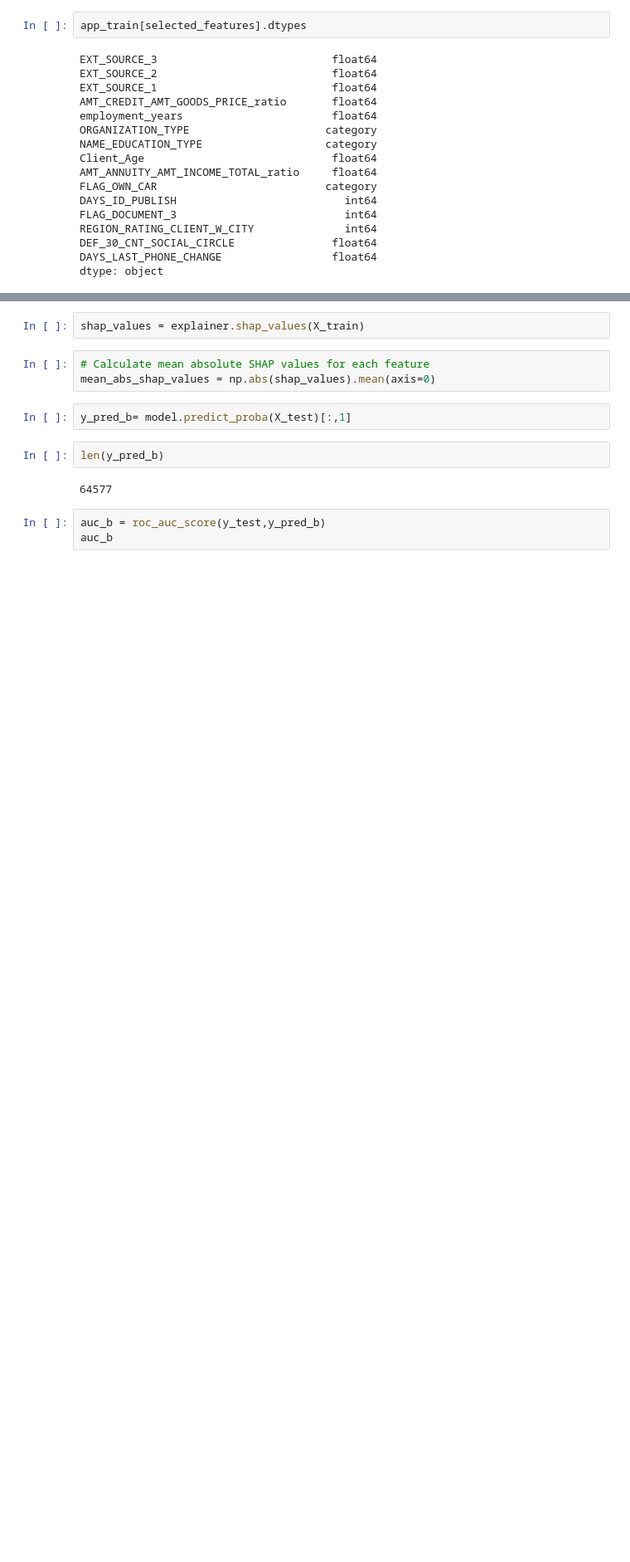
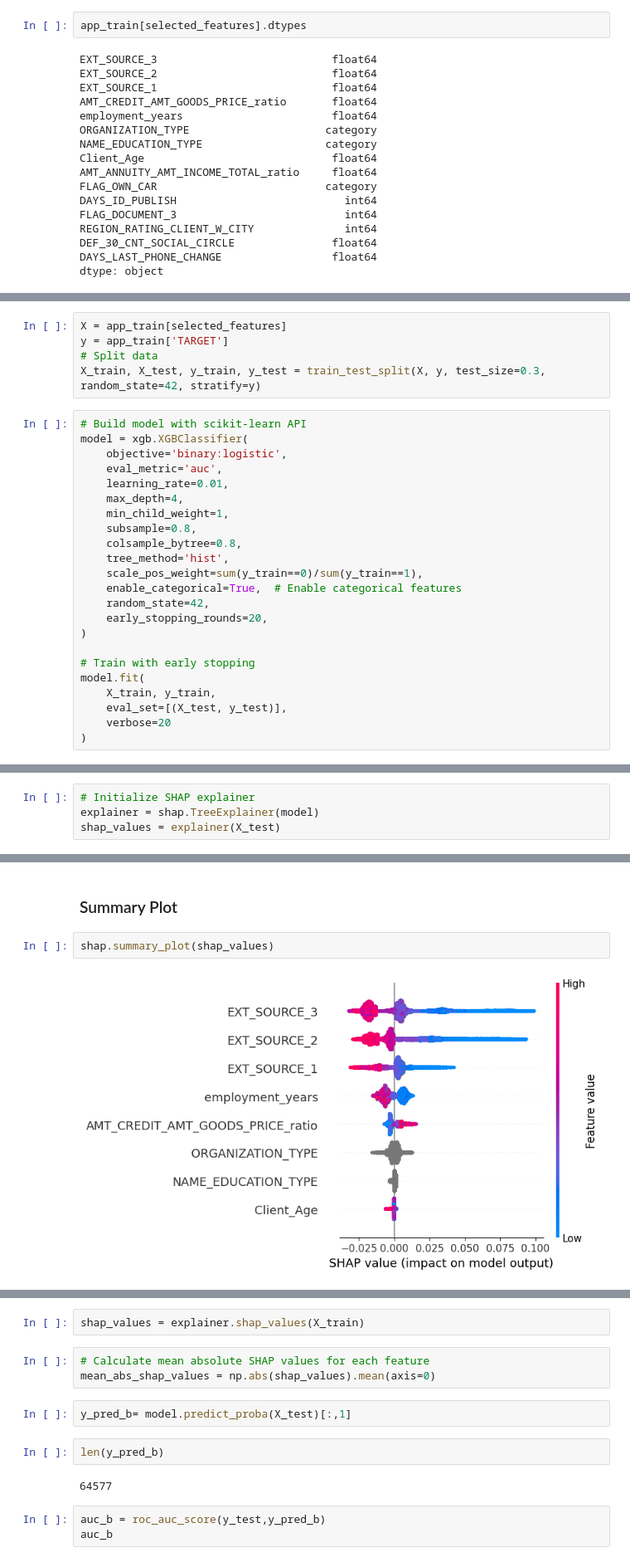
Before and after one commit to SandipKhaire/home_credit_default_risk, a Jupyter notebook: notebooks/3.application_feature_model.ipynb, the cells around one changed output, grey strips where cells are left out. Shown at 83% size. Saved outputs shown, nothing was run; the diff lists cells and outputs as text; blank space fills up the shorter version.

Commit message:
added first fast api structure and shap value

```diff
--- a/notebooks/3.application_feature_model.ipynb
+++ b/notebooks/3.application_feature_model.ipynb
@@ -136,0 +168,28 @@ selected_features
+# %%
+X = app_train[selected_features]
+y = app_train['TARGET']
+# Split data
+X_train, X_test, y_train, y_test = train_test_split(X, y, test_size=0.3, random_state=42, stratify=y)
+# %%
+# Build model with scikit-learn API
+model = xgb.XGBClassifier(
+    objective='binary:logistic',
+    eval_metric='auc',
+    learning_rate=0.01,
+    max_depth=4,
+    min_child_weight=1,
+    subsample=0.8,
+    colsample_bytree=0.8,
+    tree_method='hist',
+    scale_pos_weight=sum(y_train==0)/sum(y_train==1),
+    enable_categorical=True,  # Enable categorical features
+    random_state=42,
+    early_stopping_rounds=20,
+)
+
+# Train with early stopping
+model.fit(
+    X_train, y_train,
+    eval_set=[(X_test, y_test)],
+    verbose=20
+)
@@ -136,0 +373,4 @@ selected_features
+# %%
+# Initialize SHAP explainer
+explainer = shap.TreeExplainer(model)
+shap_values = explainer(X_test)
@@ -136,0 +383,6 @@ selected_features
+# %% [markdown]
+### Summary Plot
+# %%
+shap.summary_plot(shap_values)
+# %% [output]
+[figure, added]
```
Also changed, not shown: parts of 46 cells of this notebook, 12 other files.
